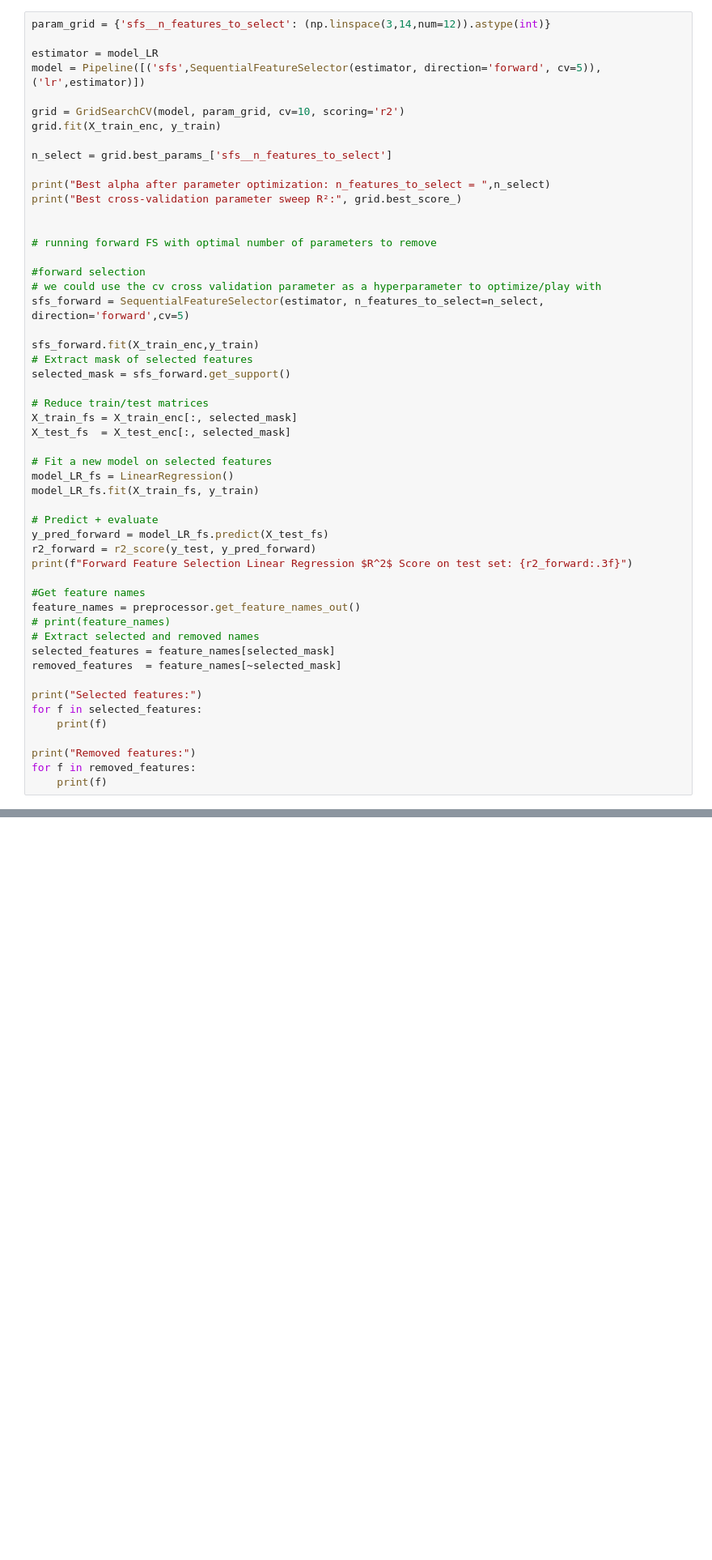
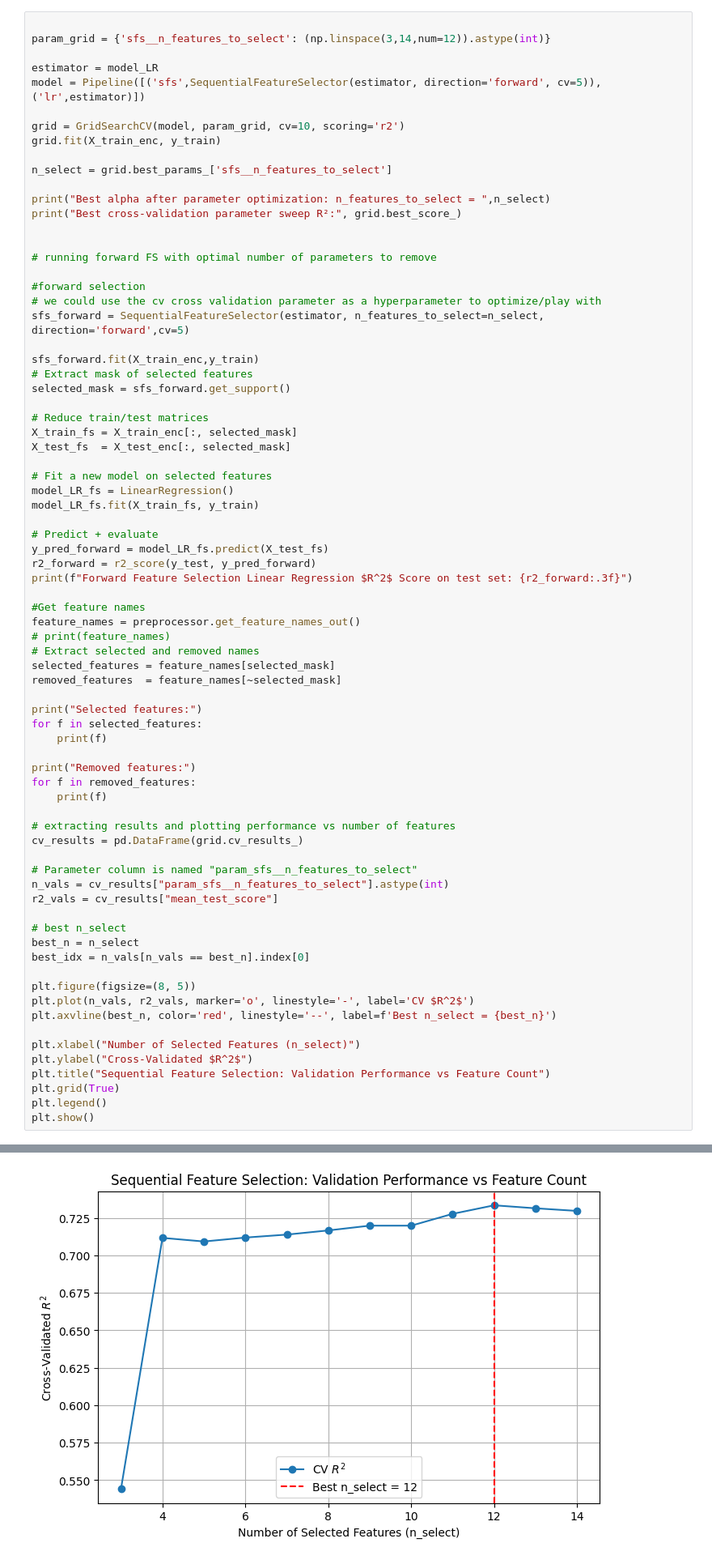
Before and after one commit to veryconfusedlol/sdse-final-project, a Jupyter notebook: sdse-final-project-formatted-1.ipynb, the cells around one changed output, grey strips where cells are left out. Shown at 81% size. Drawn from its saved outputs; the diff is of its cells as text; blank space fills up the shorter version.

Commit message:
added all plotting

```diff
--- a/sdse-final-project-formatted-1.ipynb
+++ b/sdse-final-project-formatted-1.ipynb
@@ -337,6 +337,7 @@ We apply forward feature selection on top of linear regression:
 
 To optimize the `n_select` hyperparameter, we run a parameter sweep with GridSearchCV(), and then use the best (in terms of $R^2$) `n_select`.
 # %%
+
 param_grid = {'sfs__n_features_to_select': (np.linspace(3,14,num=12)).astype(int)}
 
 estimator = model_LR
@@ -388,3 +389,26 @@ for f in selected_features:
 print("Removed features:")
 for f in removed_features:
     print(f)
+
+# extracting results and plotting performance vs number of features
+cv_results = pd.DataFrame(grid.cv_results_)
+
+# Parameter column is named "param_sfs__n_features_to_select"
+n_vals = cv_results["param_sfs__n_features_to_select"].astype(int)
+r2_vals = cv_results["mean_test_score"]
+
+# best n_select
+best_n = n_select
+best_idx = n_vals[n_vals == best_n].index[0]
+
+plt.figure(figsize=(8, 5))
+plt.plot(n_vals, r2_vals, marker='o', linestyle='-', label='CV $R^2$')
+plt.axvline(best_n, color='red', linestyle='--', label=f'Best n_select = {best_n}')
+
+plt.xlabel("Number of Selected Features (n_select)")
+plt.ylabel("Cross-Validated $R^2$")
+plt.title("Sequential Feature Selection: Validation Performance vs Feature Count")
+plt.grid(True)
+plt.legend()
+plt.show()
+# %% [output]
@@ -391 +432,2 @@ for f in removed_features:
+[figure, added]
 # %% [markdown]
```
Also changed, not shown: parts of 9 cells of this notebook.
